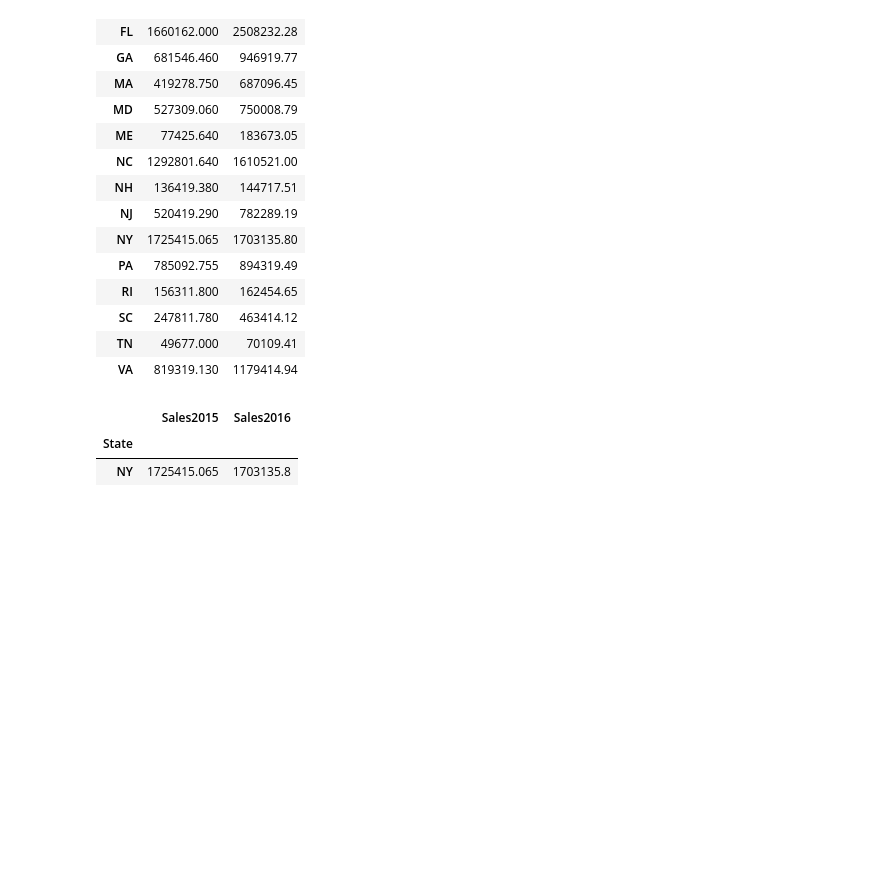
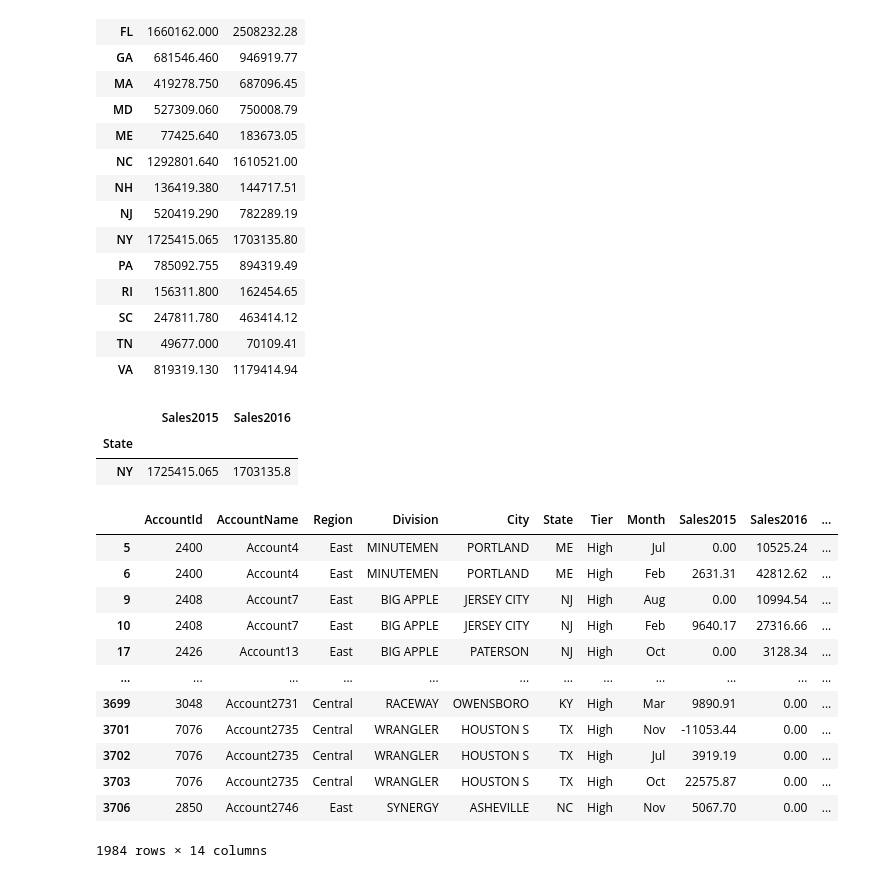
Before and after one commit to Adi46878/Pharma-Sales-Data-Analysis-Visualization, a Jupyter notebook: Data_visualization.ipynb, the cells around one changed output. Drawn from its saved outputs; the diff is of its cells as text; code cells hidden in the pictures; blank space fills up the shorter version.

```diff
--- a/Data_visualization.ipynb
+++ b/Data_visualization.ipynb
@@ -206,0 +209,18 @@ decline_states
+# %%
+high_sales = sales[sales['Tier'] == 'High']
+# %%
+high_sales
+# %% [output]
+|  | AccountId | AccountName | Region | Division | City | State | Tier | Month | Sales2015 | Sales2016 | ... |
+| 5 | 2400 | Account4 | East | MINUTEMEN | PORTLAND | ME | High | Jul | 0.00 | 10525.24 | ... |
+| 6 | 2400 | Account4 | East | MINUTEMEN | PORTLAND | ME | High | Feb | 2631.31 | 42812.62 | ... |
+| 9 | 2408 | Account7 | East | BIG APPLE | JERSEY CITY | NJ | High | Aug | 0.00 | 10994.54 | ... |
+| 10 | 2408 | Account7 | East | BIG APPLE | JERSEY CITY | NJ | High | Feb | 9640.17 | 27316.66 | ... |
+| 17 | 2426 | Account13 | East | BIG APPLE | PATERSON | NJ | High | Oct | 0.00 | 3128.34 | ... |
+| ... | ... | ... | ... | ... | ... | ... | ... | ... | ... | ... | ... |
+| 3699 | 3048 | Account2731 | Central | RACEWAY | OWENSBORO | KY | High | Mar | 9890.91 | 0.00 | ... |
+| 3701 | 7076 | Account2735 | Central | WRANGLER | HOUSTON S | TX | High | Nov | -11053.44 | 0.00 | ... |
+| 3702 | 7076 | Account2735 | Central | WRANGLER | HOUSTON S | TX | High | Jul | 3919.19 | 0.00 | ... |
+| 3703 | 7076 | Account2735 | Central | WRANGLER | HOUSTON S | TX | High | Oct | 22575.87 | 0.00 | ... |
+| 3706 | 2850 | Account2746 | East | SYNERGY | ASHEVILLE | NC | High | Nov | 5067.70 | 0.00 | ... |
+1984 rows × 14 columns
```
Also changed, not shown: parts of 5 cells of this notebook.
